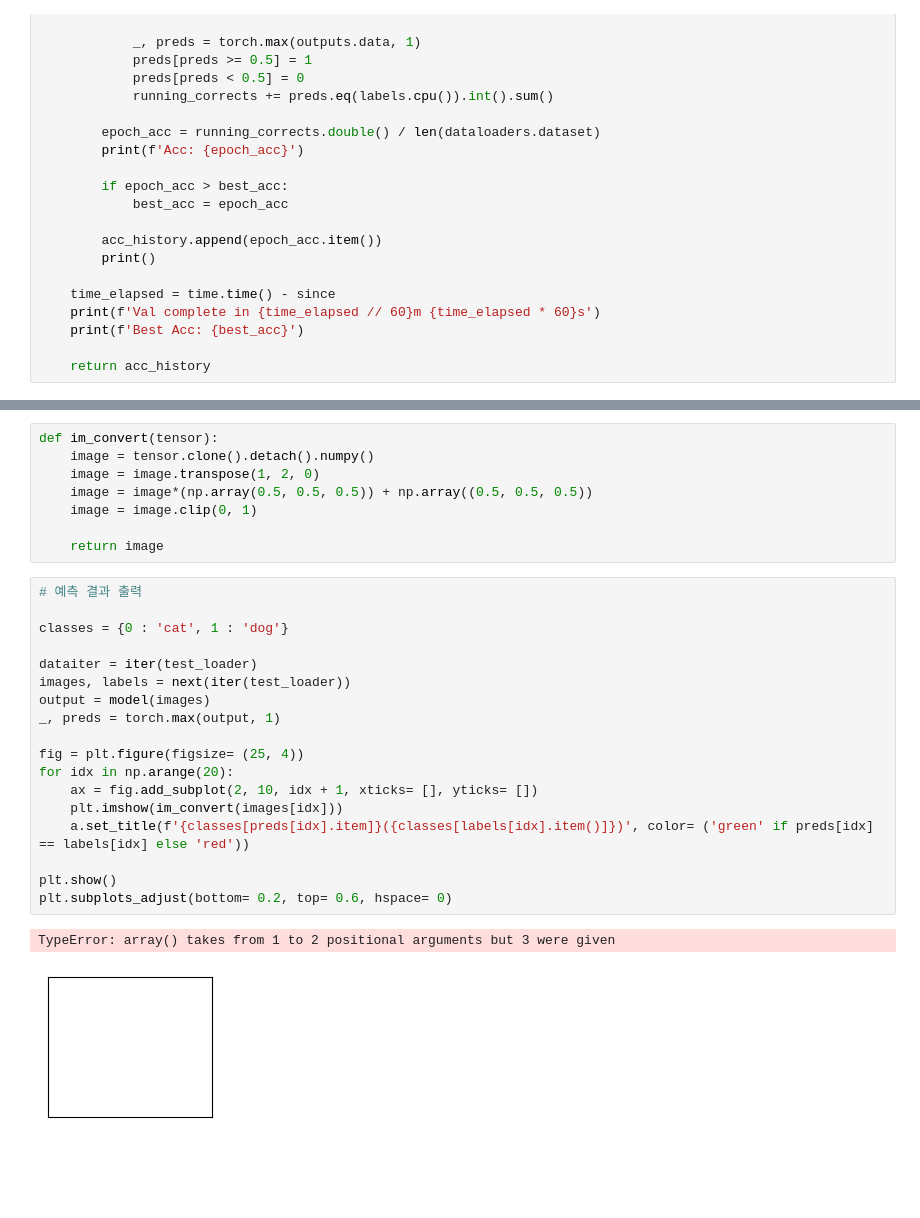
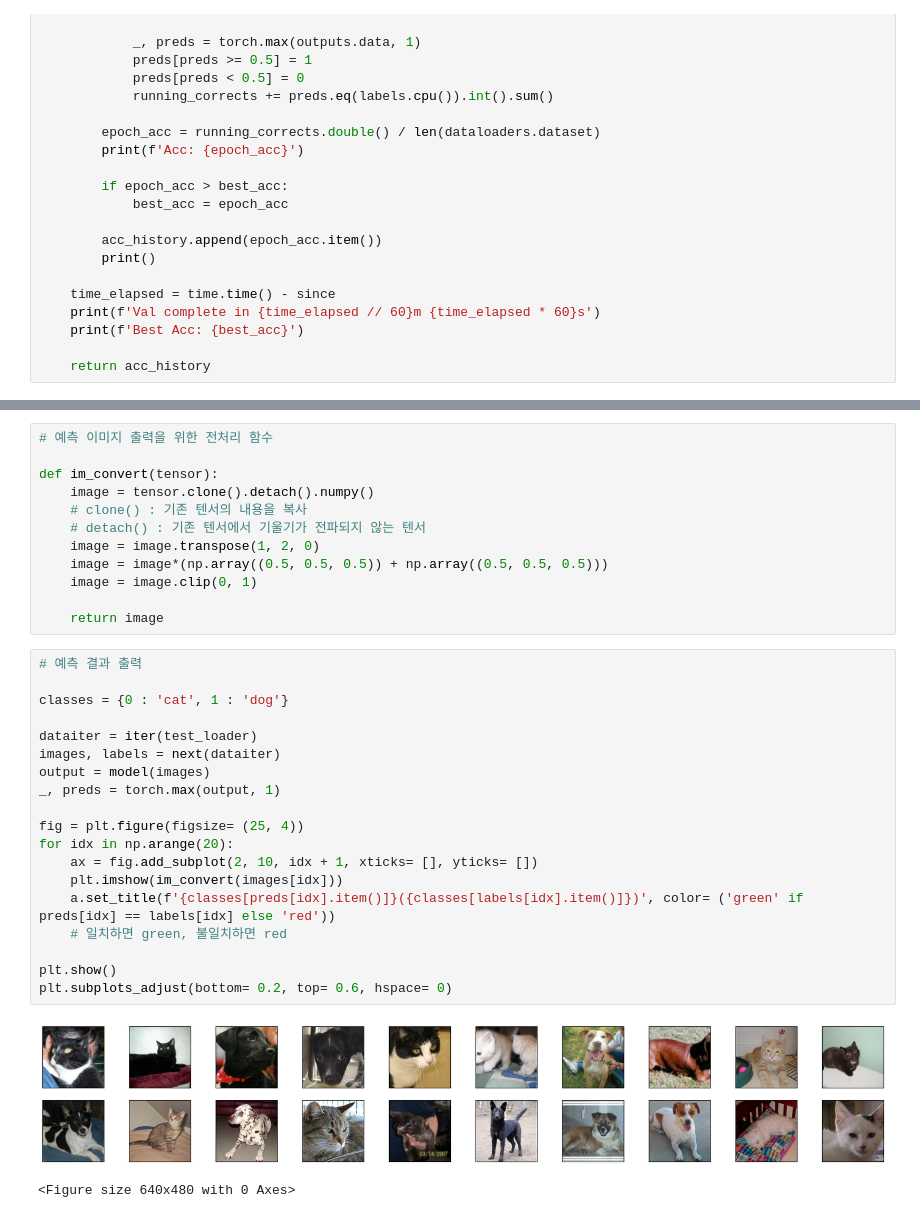
Before and after one commit to Ino0513/DL_Pytorch, a Jupyter notebook: chap05/Chap05_3_Transfer_Learning.ipynb, the cells around one changed output, grey strips where cells are left out. Drawn from its saved outputs; the diff is of its cells as text; blank space fills up the shorter version.

```diff
--- a/chap05/Chap05_3_Transfer_Learning.ipynb
+++ b/chap05/Chap05_3_Transfer_Learning.ipynb
@@ -316,29 +317,34 @@ plt.show()
 # %%
+# 예측 이미지 출력을 위한 전처리 함수
+
 def im_convert(tensor):
     image = tensor.clone().detach().numpy()
+    # clone() : 기존 텐서의 내용을 복사
+    # detach() : 기존 텐서에서 기울기가 전파되지 않는 텐서
     image = image.transpose(1, 2, 0)
-    image = image*(np.array(0.5, 0.5, 0.5)) + np.array((0.5, 0.5, 0.5))
+    image = image*(np.array((0.5, 0.5, 0.5)) + np.array((0.5, 0.5, 0.5)))
     image = image.clip(0, 1)
 
     return image
 # %%
 # 예측 결과 출력
 
 classes = {0 : 'cat', 1 : 'dog'}
 
 dataiter = iter(test_loader)
-images, labels = next(iter(test_loader))
+images, labels = next(dataiter)
 output = model(images)
 _, preds = torch.max(output, 1)
 
 fig = plt.figure(figsize= (25, 4))
 for idx in np.arange(20):
     ax = fig.add_subplot(2, 10, idx + 1, xticks= [], yticks= [])
     plt.imshow(im_convert(images[idx]))
-    a.set_title(f'{classes[preds[idx].item]}({classes[labels[idx].item()]})', color= ('green' if preds[idx] == labels[idx] else 'red'))
+    a.set_title(f'{classes[preds[idx].item()]}({classes[labels[idx].item()]})', color= ('green' if preds[idx] == labels[idx] else 'red'))
+    # 일치하면 green, 불일치하면 red
 
 plt.show()
 plt.subplots_adjust(bottom= 0.2, top= 0.6, hspace= 0)
 # %% [output]
+[figure, new version]
-TypeError: array() takes from 1 to 2 positional arguments but 3 were given
+<Figure size 640x480 with 0 Axes>
-[figure, old version]
```
Also changed, not shown: parts of 5 cells of this notebook, 14 other files.
